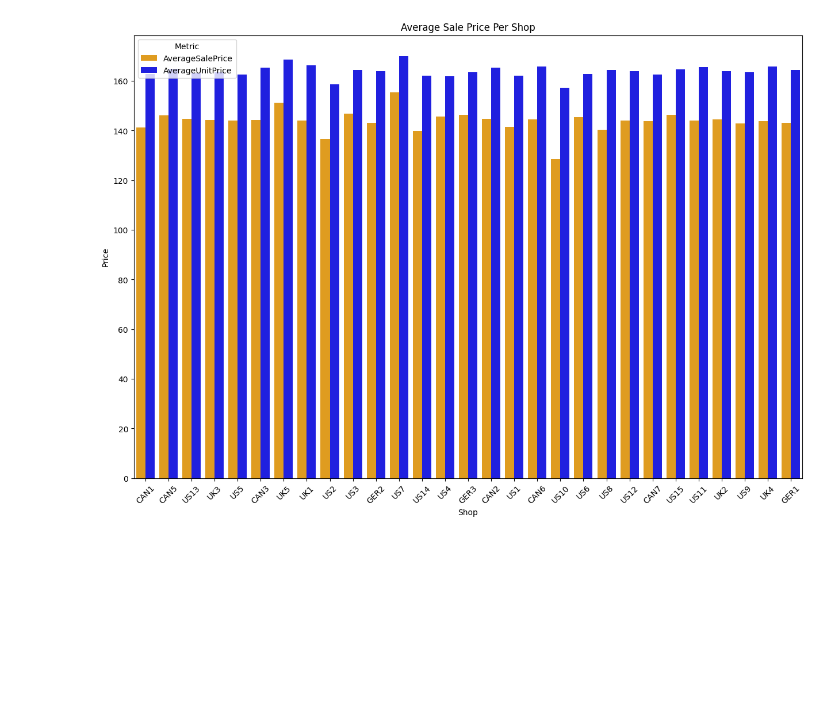
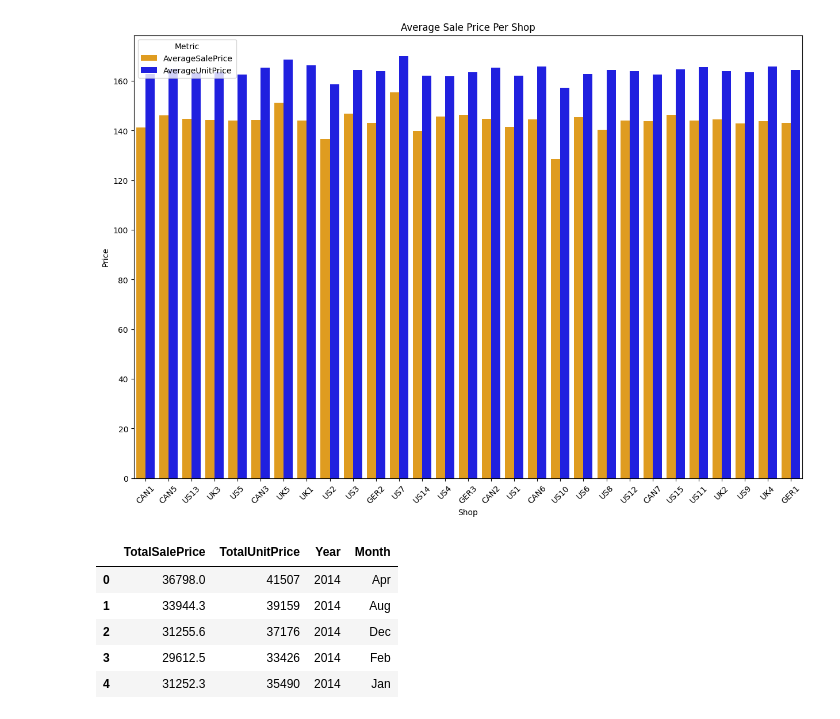
Before and after one commit to ronitguptaaa/Excel-Analysis, a Jupyter notebook: Shoes Dataset - AlBundy/Albundy_shoes.ipynb, the cells around one changed output. Drawn from its saved outputs; the diff is of its cells as text; code cells hidden in the pictures; blank space fills up the shorter version.

```diff
--- a/Shoes Dataset - AlBundy/Albundy_shoes.ipynb
+++ b/Shoes Dataset - AlBundy/Albundy_shoes.ipynb
@@ -175,3 +175,38 @@ plt.xticks(rotation=45)
 plt.show()
 # %% [output]
 [figure]
+# %%
+df = spark.sql(
+    """SELECT ROUND(SUM(SalePrice),2) AS TotalSalePrice,
+              ROUND(SUM(UnitPrice),2) AS TotalUnitPrice,
+              CAST(Year AS INT) AS Year,
+              CASE
+                  WHEN Month = 1 THEN 'Jan'
+                  WHEN Month = 2 THEN 'Feb'
+                  WHEN Month = 3 THEN 'Mar'
+                  WHEN Month = 4 THEN 'Apr'
+                  WHEN Month = 5 THEN 'May'
+                  WHEN Month = 6 THEN 'Jun'
+                  WHEN Month = 7 THEN 'Jul'
+                  WHEN Month = 8 THEN 'Aug'
+                  WHEN Month = 9 THEN 'Sep'
+                  WHEN Month = 10 THEN 'Oct'
+                  WHEN Month = 11 THEN 'Nov'
+                  WHEN Month = 12 THEN 'Dec'
+              END AS Month
+       FROM PARQUET.`/Users/ronitguptaaa/Documents/Excel Analysis/Shoes Dataset - AlBundy/Al-Bundy-Final-Dataset`
+       GROUP BY Year, Month
+       ORDER BY Year, Month ASC
+    """
+)
+
+pdf = df.toPandas()
+
+pdf.head()
+# %% [output]
+|  | TotalSalePrice | TotalUnitPrice | Year | Month |
+| 0 | 36798.0 | 41507 | 2014 | Apr |
+| 1 | 33944.3 | 39159 | 2014 | Aug |
+| 2 | 31255.6 | 37176 | 2014 | Dec |
+| 3 | 29612.5 | 33426 | 2014 | Feb |
+| 4 | 31252.3 | 35490 | 2014 | Jan |
```
Also changed, not shown: parts of 1 cell of this notebook.
